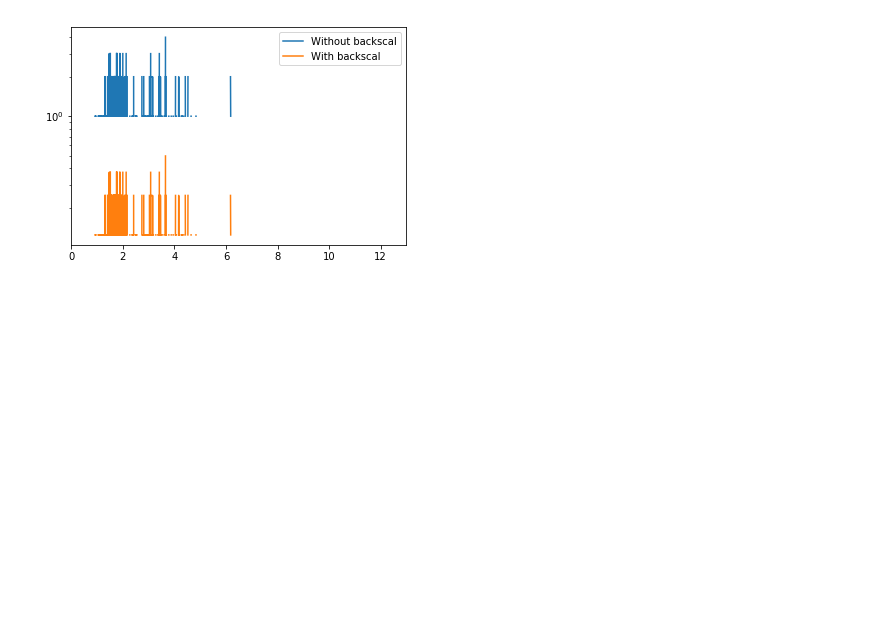
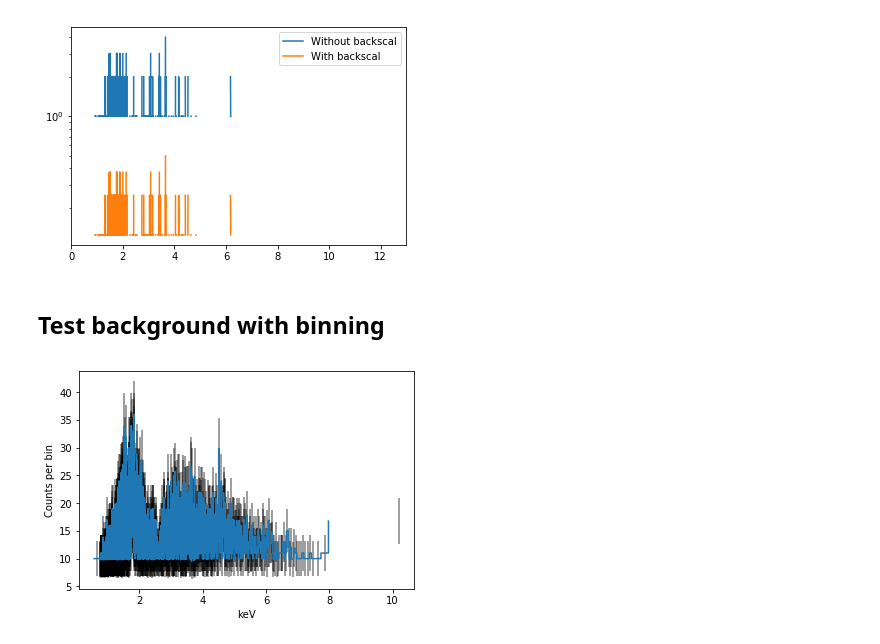
Before and after one commit to eblur/pyxsis, a Jupyter notebook: notebooks/Background_Spectrum.ipynb, the cells around one changed output. Drawn from its saved outputs; the diff is of its cells as text; code cells hidden in the pictures; blank space fills up the shorter version.

```diff
--- a/notebooks/Background_Spectrum.ipynb
+++ b/notebooks/Background_Spectrum.ipynb
@@ -68,3 +71,5 @@ plt.legend(loc='upper right')
 # %% [output]
 <matplotlib.legend.Legend at 0x...>
 [figure]
+# %% [markdown]
+## Test background with binning
@@ -70,0 +78,5 @@ plt.legend(loc='upper right')
+# %%
+ax = plt.subplot(111)
+xpysis.plot_counts(ax, mrk421, bkgsub=True, xunit=UNIT)
+# %% [output]
+[figure, added]
```
Also changed, not shown: parts of 8 cells of this notebook, 1 other file.
